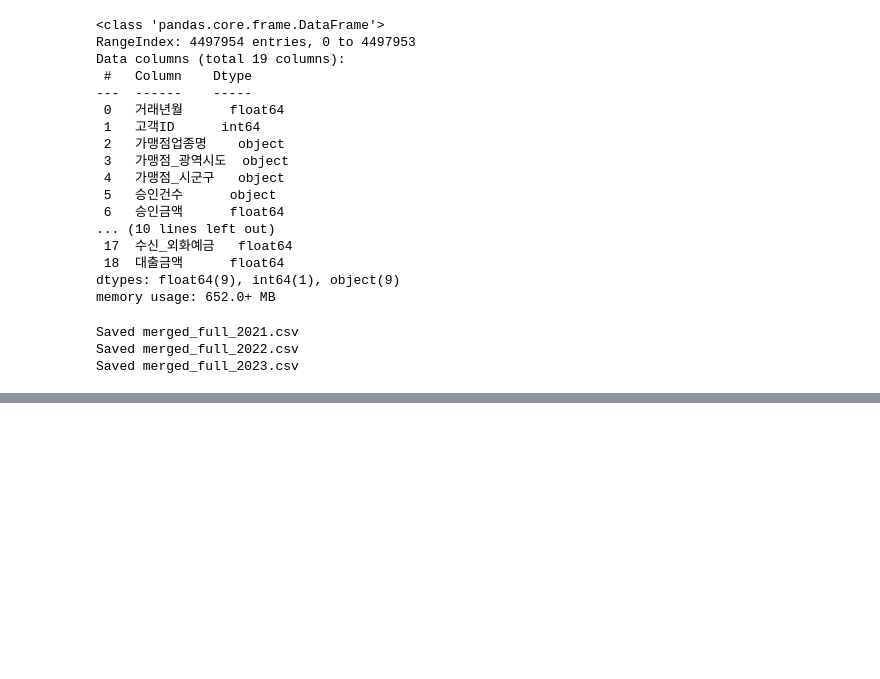
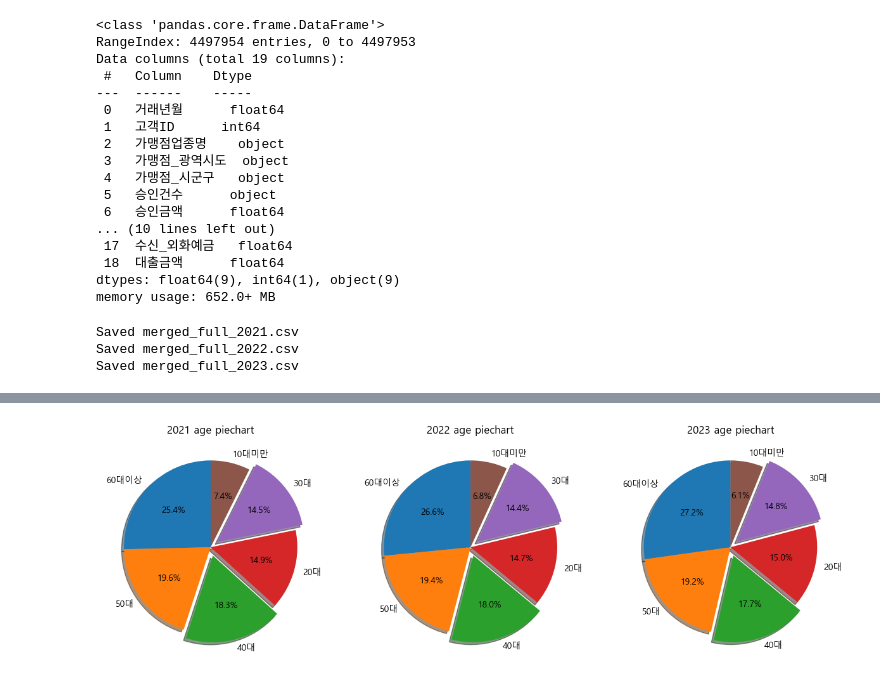
Before and after one commit to shs1018/iM_DiGital_Banker_academy, a Jupyter notebook: projects/iMBank_pj1/big_data_sample.ipynb, the cells around one changed output, grey strips where cells are left out. Saved outputs shown, nothing was run; the diff lists cells and outputs as text; code cells hidden in the pictures; blank space fills up the shorter version.

```diff
--- a/projects/iMBank_pj1/big_data_sample.ipynb
+++ b/projects/iMBank_pj1/big_data_sample.ipynb
@@ -291,0 +310,4 @@ MemoryError: Unable to allocate 1.81 GiB for an array with shape (243049893,) an
+# %%
+make_pie_chart(data_list_full)
+# %% [output]
+[figure, added]
```
Also changed, not shown: parts of 19 cells of this notebook, 2 other files.
